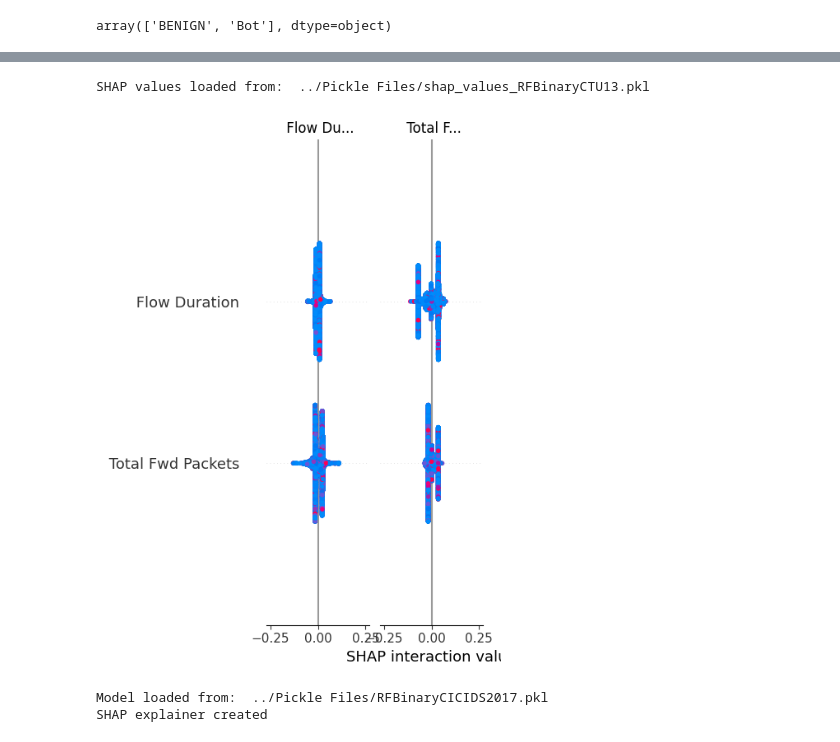
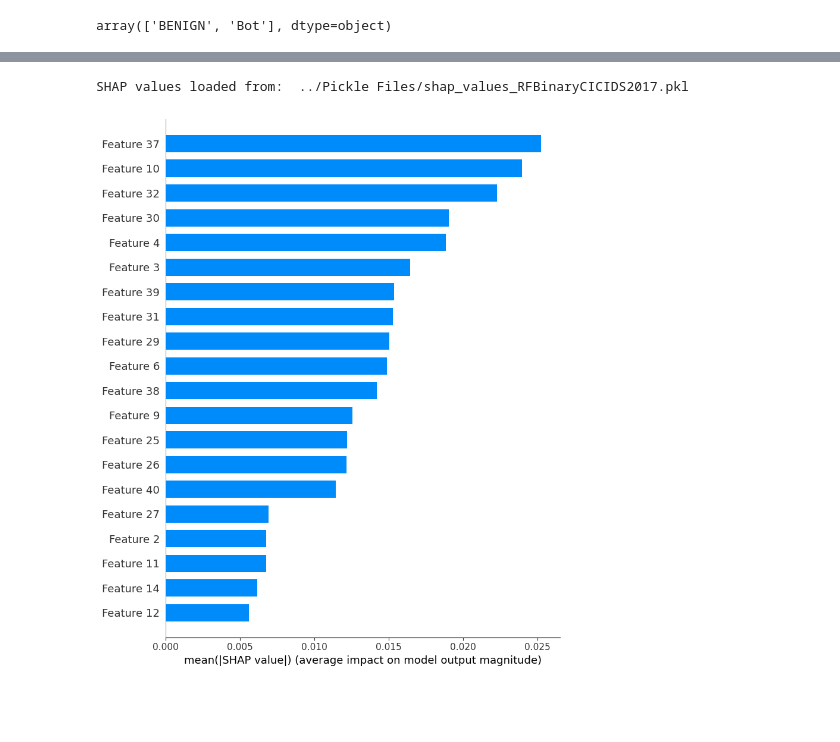
Before and after one commit to bedair81/Code-NIDS-ML-KCL, a Jupyter notebook: code/trainRandomForest.ipynb, the cells around one changed output, grey strips where cells are left out. Drawn from its saved outputs; the diff is of its cells as text; code cells hidden in the pictures; blank space fills up the shorter version.

```diff
--- a/code/trainRandomForest.ipynb
+++ b/code/trainRandomForest.ipynb
@@ -127,7 +149,7 @@ train_ctu13, test_ctu13 = train_test_split(CTU13_df, test_size=0.4, stratify=CTU
 train_cicids, test_cicids = train_test_split(CICIDS2017_df, test_size=0.4, stratify=CICIDS2017_df['GT'])
 
 start = time.time()
-rfClf_bin_ctu13 = RandomForestClassifier(n_jobs=-2)
+rfClf_bin_ctu13 = cuml.ensemble.RandomForestClassifier()
 rfClf_bin_ctu13.fit(train_ctu13[features], train_ctu13['GT'])
 end = time.time() - start
 print("Training time (CTU13 Binary): ", end)
@@ -145,7 +167,7 @@ train_ctu13, test_ctu13 = train_test_split(CTU13_df, test_size=0.4, stratify=CTU
 train_cicids, test_cicids = train_test_split(CICIDS2017_df, test_size=0.4, stratify=CICIDS2017_df['GT'])
 
 start = time.time()
-rfClf_bin_cicids = RandomForestClassifier(n_jobs=-2)
+rfClf_bin_cicids = cuml.ensemble.RandomForestClassifier()
 rfClf_bin_cicids.fit(train_cicids[features], train_cicids['GT'])
 end = time.time() - start
 print("Training time (CICIDS2017 Binary): ", end)
@@ -164,7 +186,7 @@ train_cicids, test_cicids = train_test_split(CICIDS2017_df, test_size=0.4, strat
 
 # Train a Multiclass Random Forest model on CICIDS2017 dataset
 start = time.time()
-rfClf_multi_cicids = RandomForestClassifier(n_jobs=-2)
+rfClf_multi_cicids = cuml.ensemble.RandomForestClassifier()
 rfClf_multi_cicids.fit(train_cicids[features], train_cicids[' Label'])
 end = time.time() - start
 print("Training time (CICIDS2017 Multiclass): ", end)
@@ -178,0 +228,22 @@ Model saved to:  ../Pickle Files/RFMulticlassCICIDS2017.pkl
+# %%
+# Train test splits for both datasets
+train_ctu13, test_ctu13 = train_test_split(CTU13_df, test_size=0.4, stratify=CTU13_df['GT'])
+train_cicids, test_cicids = train_test_split(CICIDS2017_df, test_size=0.4, stratify=CICIDS2017_df['GT'])
+
+# Load the binary Random Forest model trained on CICIDS2017 dataset
+with open('../Pickle Files/RFBinaryCICIDS2017.pkl', 'rb') as file:
+    rfClf_bin_cicids = pickle.load(file)
+    print("Model loaded from: ", file.name)
+
+# Create a SHAP explainer
+explainer_cicids_binary = TreeExplainer(model=rfClf_bin_cicids)
+print("SHAP explainer created")
+
+# Get SHAP values against the CICIDS2017 test set
+shap_values_cicids_binary = explainer_cicids_binary.shap_values(test_cicids[features])
+print("SHAP values calculated")
+
+# Save SHAP values to a .pkl file
+with open('../Pickle Files/shap_values_RFBinaryCICIDS2017.pkl', 'wb') as file:
+    pickle.dump(shap_values_cicids_binary, file)
+    print("SHAP values saved to: ", file.name)
@@ -379,36 +451,17 @@ SHAP explainer created
 # %%
 # Train test splits for both datasets
 train_ctu13, test_ctu13 = train_test_split(CTU13_df, test_size=0.4, stratify=CTU13_df['GT'])
 train_cicids, test_cicids = train_test_split(CICIDS2017_df, test_size=0.4, stratify=CICIDS2017_df['GT'])
 
 # Load SHAP values from a .pkl file
-with open('../Pickle Files/shap_values_RFBinaryCTU13.pkl', 'rb') as file:
-    shap_values_ctu13 = pickle.load(file)
+with open('../Pickle Files/shap_values_RFBinaryCICIDS2017.pkl', 'rb') as file:
+    shap_values_cicids_binary = pickle.load(file)
     print("SHAP values loaded from: ", file.name)
 
-# Create a SHAP summary plot for the Random Forest model trained and tested on CTU13 dataset
-shap.summary_plot(shap_values_ctu13, test_ctu13[features], plot_type="bar", class_names=test_ctu13['GT'], feature_names=features, show=False)
+test_cicids_bin_np = test_cicids[features].to_numpy()
+
+# Generate a bar plot for the SHAP values against the CICIDS2017 test set
+shap.summary_plot(shap_values_cicids_binary[0].get(), test_cicids_bin_np, plot_type="bar")
 # %% [output]
-SHAP values loaded from:  ../Pickle Files/shap_values_RFBinaryCTU13.pkl
+SHAP values loaded from:  ../Pickle Files/shap_values_RFBinaryCICIDS2017.pkl
-[figure, old version]
+[figure, new version]
-# %%
-# Load the binary Random Forest model trained on CICIDS2017 dataset
-with open('../Pickle Files/RFBinaryCICIDS2017.pkl', 'rb') as file:
-    rfClf_bin_cicids = pickle.load(file)
-    print("Model loaded from: ", file.name)
-
-# Create a SHAP explainer
-explainer_cicids_binary = shap.TreeExplainer(rfClf_bin_cicids, test_cicids[features])
-print("SHAP explainer created")
-
-# Get SHAP values
-shap_values_cicids_binary = explainer_cicids_binary(test_cicids[features])
-print("SHAP values calculated")
-
-# Save SHAP values to a .pkl file
-with open('../Pickle Files/shap_values_RFBinaryCICIDS2017.pkl', 'wb') as file:
-    pickle.dump(shap_values_cicids_binary, file)
-    print("SHAP values saved to: ", file.name)
-# %% [output]
-Model loaded from:  ../Pickle Files/RFBinaryCICIDS2017.pkl
-SHAP explainer created
```
Also changed, not shown: parts of 18 cells of this notebook.
